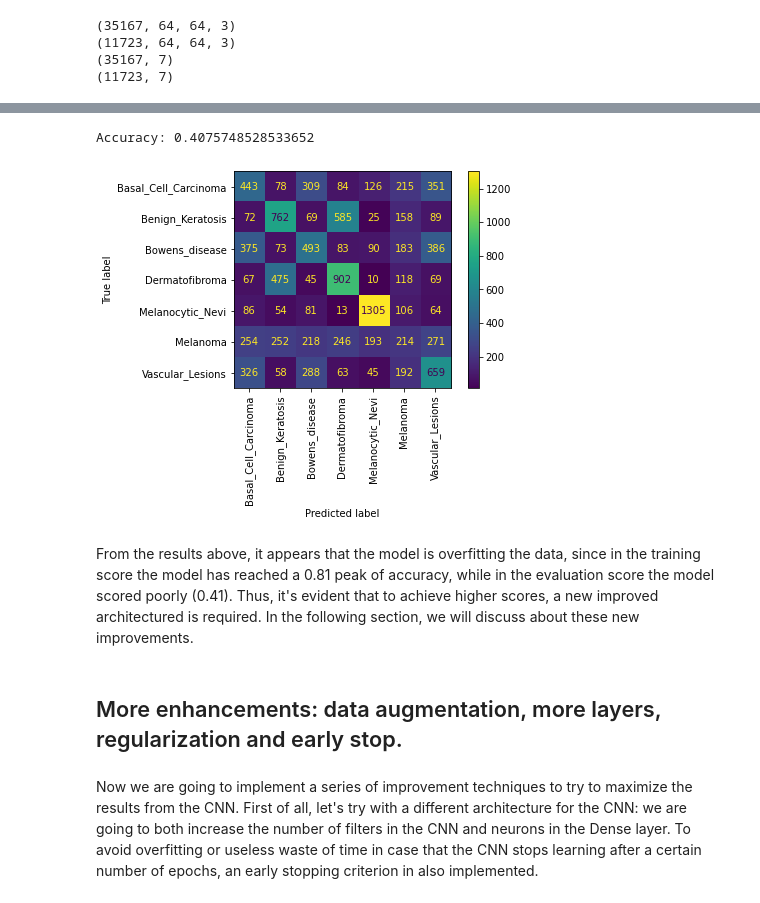
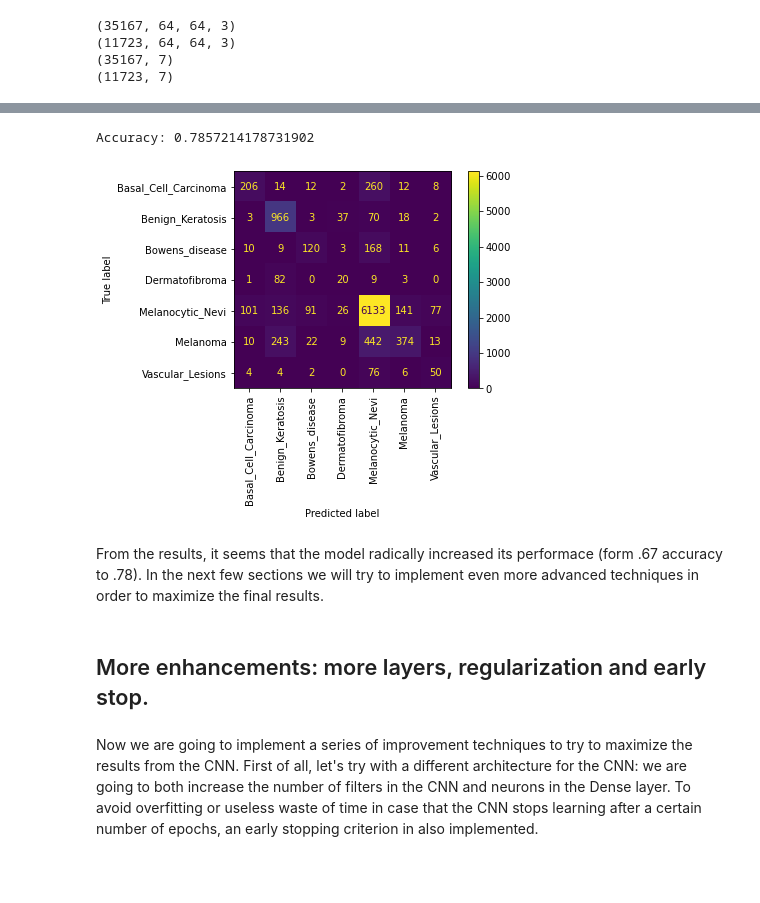
Before and after one commit to noisecape/Cancer_Detector, a Jupyter notebook: Cancer_Detector.ipynb, the cells around one changed output, grey strips where cells are left out. Saved outputs shown, nothing was run; the diff lists cells and outputs as text; code cells hidden in the pictures; blank space fills up the shorter version.

Commit message:
final model

```diff
--- a/Cancer_Detector.ipynb
+++ b/Cancer_Detector.ipynb
@@ -428,28 +395,0 @@ Epoch 10/10
-# %%
-# # UNCOMMENT TO SAVE THE MODEL
-# model_path = '/Users/tommasocapecchi/Datasets/HAM10000/Saved_models/'
-# model.save(os.path.join(model_path , 'naive_augmented_CNN.h5'))
-
-# # UNCOMMENT TO SAVE THE HISTORY OF THE MODEL
-# save_path = '/Users/tommasocapecchi/Datasets/HAM10000/Saved_models/history_naive_aug'
-# with open(save_path, 'wb') as hist_naive_aug:
-#     pickle.dump(history.history, hist_naive_aug)
-
-# # Get predictions from the loaded model
-# y_pred = model.predict(X_test)
-# y_pred = np.argmax(y_pred, axis=1)
-# y_true = np.argmax(y_test, axis=1)
-# accuracy = accuracy_score(y_true, y_pred)
-# plot_accuracy_epochs(history.history)
-
-# UNCOMMENT TO LOAD THE MODEL
-model = load_model(os.path.join('/Users/tommasocapecchi/Datasets/HAM10000/Saved_models/', 'naive_augmented_CNN.h5'))
-# UNCOMMENT TO LOAD THE HISTORY
-history = pickle.load(open('/Users/tommasocapecchi/Datasets/HAM10000/Saved_models/history_naive_aug', 'rb'))
-
-# Get predictions from the loaded model
-y_pred = model.predict(X_test)
-y_pred = np.argmax(y_pred, axis=1)
-y_true = np.argmax(y_test, axis=1)
-accuracy = accuracy_score(y_true, y_pred)
-plot_accuracy_epochs(history)
@@ -651,42 +563,47 @@ Epoch 10/10
 # %%
 # # UNCOMMENT TO SAVE THE MODEL
 # model_path = '/Users/tommasocapecchi/Datasets/HAM10000/Saved_models/'
 # model.save(os.path.join(model_path , 'naive_balanced_dataset_CNN.h5'))
 
 # # UNCOMMENT TO SAVE THE HISTORY
 # save_path = '/Users/tommasocapecchi/Datasets/HAM10000/Saved_models/history_naive_balanced_data'
 # with open(save_path, 'wb') as hist_naive_balanced_file:
 #     pickle.dump(history.history, hist_naive_balanced_file)
 
-
 # # UNCOMMENT TO GET SCORE FROM CURRENT RUN MODEL
 # y_pred = model.predict(X_test)
 # y_pred = np.argmax(y_pred, axis=1)
 # y_true = np.argmax(y_test, axis=1)
 # score = accuracy_score(y_true, y_pred)
 # cm = confusion_matrix(y_true, y_pred)
 # print_confusion_matrix(cm, labels)
 
-# UNCOMMENT TO LOAD THE MODEL
+# UNCOMMENT TO LOAD THE MODEL, PLEASE SPECIFY THE PATH OF THE 'naive_balanced_dataset_CNN.h5' FILE
+# IN ORDER TO LOAD THE MODEL AND GET THE PREDICTIONS
 model = load_model(os.path.join('/Users/tommasocapecchi/Datasets/HAM10000/Saved_models/',
                                 'naive_balanced_dataset_CNN.h5'))
 # UNCOMMENT TO LOAD THE HISTORY
-history = pickle.load(open('/Users/tommasocapecchi/Datasets/HAM10000/Saved_models/history_naive_balanced_data', 'rb'))
+retrieve_path = '/Users/tommasocapecchi/Datasets/HAM10000/Saved_models/'
+history = pickle.load(open(os.path.join(retrieve_path, 'history_naive_balanced_data'), 'rb'))
 
+# GET PREDICTIONS FROM THE STORED RESULTS
+# We make our predictions on the original data, not the augmented one. The augmented data is only used
+# in the training phase!
+X_test, y_test = build_data()
 y_pred = model.predict(X_test)
 y_pred = np.argmax(y_pred, axis=1)
 y_true = np.argmax(y_test, axis=1)
 score = accuracy_score(y_true, y_pred)
 cm = confusion_matrix(y_true, y_pred)
 print_confusion_matrix(cm, labels)
 print(f'Accuracy: {score}')
 # %% [output]
-Accuracy: 0.4075748528533652
+Accuracy: 0.7857214178731902
-[figure, old version]
+[figure, new version]
-# %% [markdown]
-From the results above, it appears that the model is overfitting the data, since in the training score the model has reached a 0.81 peak of accuracy, while in the evaluation score the model scored poorly (0.41). Thus, it's evident that to achieve higher scores, a new improved architectured is required. In the following section, we will discuss about these new improvements.
+# %% [markdown]
+From the results, it seems that the model radically increased its performace (form .67 accuracy to .78). In the next few sections we will try to implement even more advanced techniques in order to maximize the final results.
 # %% [markdown]
-## More enhancements: data augmentation, more layers, regularization and early stop.
+## More enhancements: more layers, regularization and early stop.
 # %% [markdown]
 Now we are going to implement a series of improvement techniques to try to maximize the results from the CNN.
 First of all, let's try with a different architecture for the CNN: we are going to both increase the number of filters in the CNN and neurons in the Dense layer. To avoid overfitting or useless waste of time in case that the CNN stops learning after a certain number of epochs, an early stopping criterion in also implemented.
```
Also changed, not shown: parts of 54 cells of this notebook.
